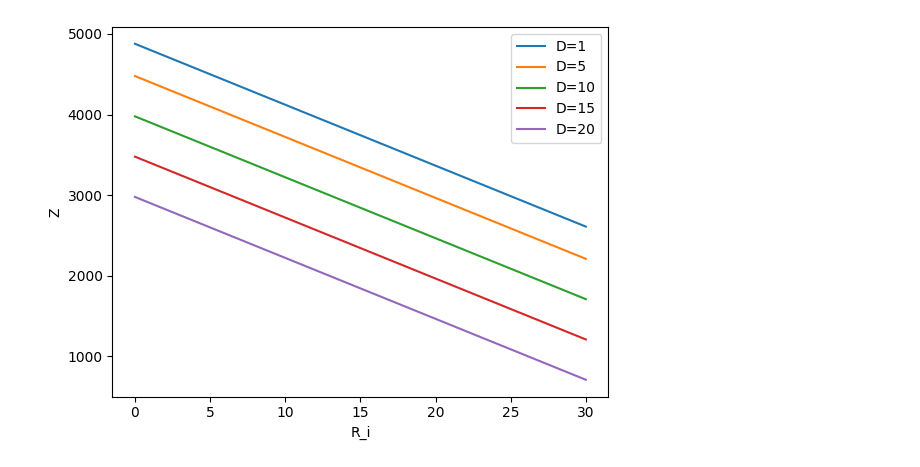
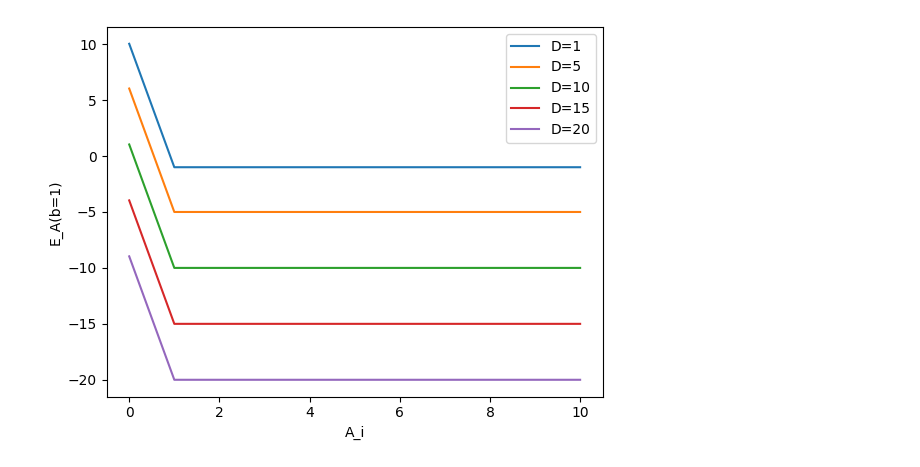
Before and after one commit to PreyeaRegmi/GT, a Jupyter notebook: TSC_Analysis.ipynb, the cells around one changed output. Drawn from its saved outputs; the diff is of its cells as text; code cells hidden in the pictures.

Commit message:
Fixes in figure 4 - 11

```diff
--- a/TSC_Analysis.ipynb
+++ b/TSC_Analysis.ipynb
@@ -178,42 +231,37 @@ plt.show()
 # %%
 import numpy as np
 import matplotlib.pyplot as plt
 
-# Fig. 10. The impact of Ri and D on the ith target’s benefit.
+# Fig. 11. The impact of Vi and D on the ith target’s benefit.
 
 np.random.seed(42)  # Set seed for reproducibility
 
 u = 20000
-Cd = 1
-T = 2
-F = 6
-D_values = [1, 5, 10, 15, 20]
-p0 = 0.3
-p1 = 0.4
+R = 31.288
+V=11.0344
 
-X = np.arange(0, 31, 5)
+Fi = defaultdict(list)
+Ei = defaultdict(list)
 
-R = 60 * np.random.rand(100)
-V = 100 * np.random.rand(100)
-A = 0.01 * np.random.rand(100)
+# Define realistic ranges for the variables
+D_range = [1,5, 10, 15, 20]  # Updated range for B
+A_Range = range(0,11,1) # Updated range for B
 
-sum1 = np.zeros(100)
-Y = np.zeros_like(X)
+for D in D_range:
+    for A in A_Range:
+        sum1 = V - D - (1 - np.exp(-1 * u * A / V)) * R
+        Fi[D].append(A)
+        Ei[D].append(sum1)
 
+# Plotting
 fig, ax = plt.subplots()
 
-for D in D_values:
-    for ii in range(len(X)):
-        for i in range(100):
-            sum1[i] = V[i] - D - (1 - np.exp(-1 * u * A[i] / V[i])) * X[ii]
+for F, values in Ei.items():
+    ax.plot(Fi[F], values, label=f'D={F}')
 
-        Y[ii] = np.sum(sum1)
-
-    ax.plot(X, Y, label=f'D={D}')
-
-ax.set_xlabel('R_i')
-ax.set_ylabel('Z')
+ax.set_xlabel('A_i')
+ax.set_ylabel('E_A(b=1)')
 ax.legend()
 plt.show()
 # %% [output]
-[figure, old version]
+[figure, new version]
```
Also changed, not shown: parts of 9 cells of this notebook.
